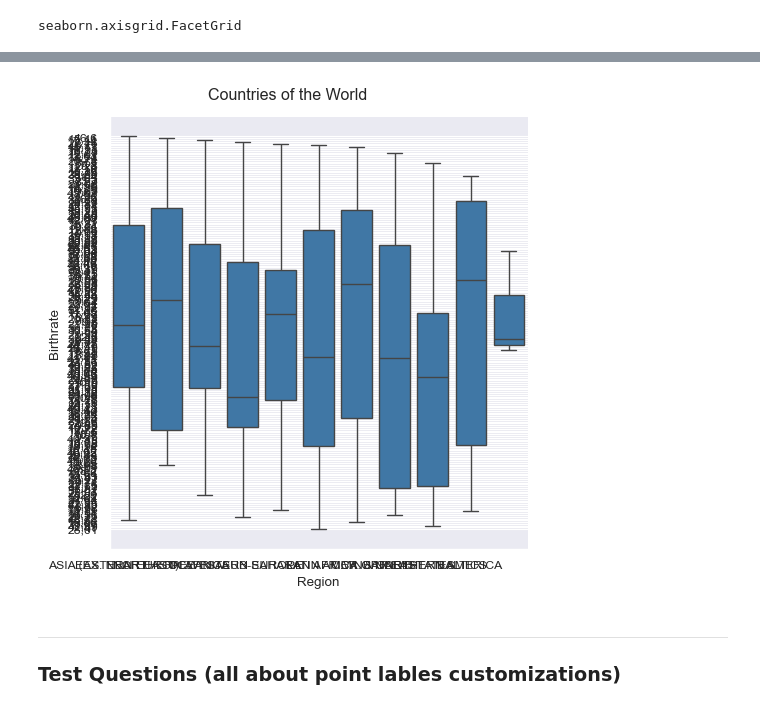
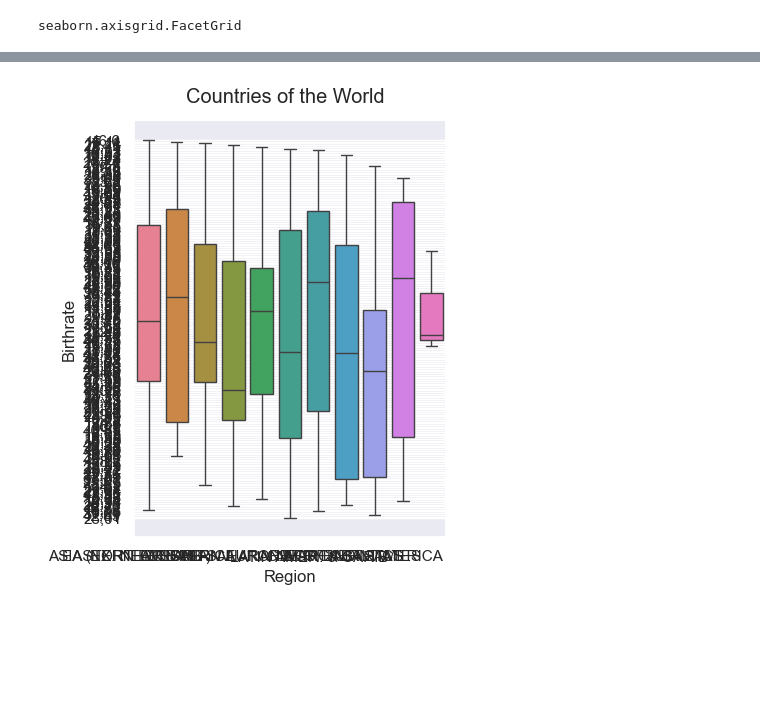
Before and after one commit to abhijeet-bhambere/learning-trail-data-visualizatn-python, a Jupyter notebook: seaborn_training_dc.ipynb, the cells around one changed output, grey strips where cells are left out. Cells and saved outputs as stored; diff of their text form; code cells hidden in the pictures; blank space fills up the shorter version.

Commit message:
done with plot customizations
course completed! gained fair understanding of seaborn. To be applied in a project.

```diff
--- a/seaborn_training_dc.ipynb
+++ b/seaborn_training_dc.ipynb
@@ -799,0 +814,5 @@ plt.show()
+# %%
+# Setting the context to notebook -- most suited for a notebook environment
+sns.set_context("notebook")
+sns.relplot(x="horsepower", y="mpg" , data=mpg, size="cylinders",kind="scatter",hue="mpg", palette="flare", aspect=2)
+plt.show()
@@ -831,12 +857,9 @@ matplotlib.axes._axes.Axes
 # %%
-# Changing the title
-g=sns.catplot(x="Region", y="Birthrate", data=countries, kind="box")
+
+g=sns.catplot(x="Region", y="Birthrate", data=countries, kind="box", hue="Region")
 
 g.figure.suptitle("Countries of the World", y=1.03)
 
 plt.show()
 # %% [output]
-[figure, old version]
+[figure, new version]
-# %% [markdown]
-___
-### Test Questions (all about point lables customizations)
```
Also changed, not shown: parts of 31 cells of this notebook.
